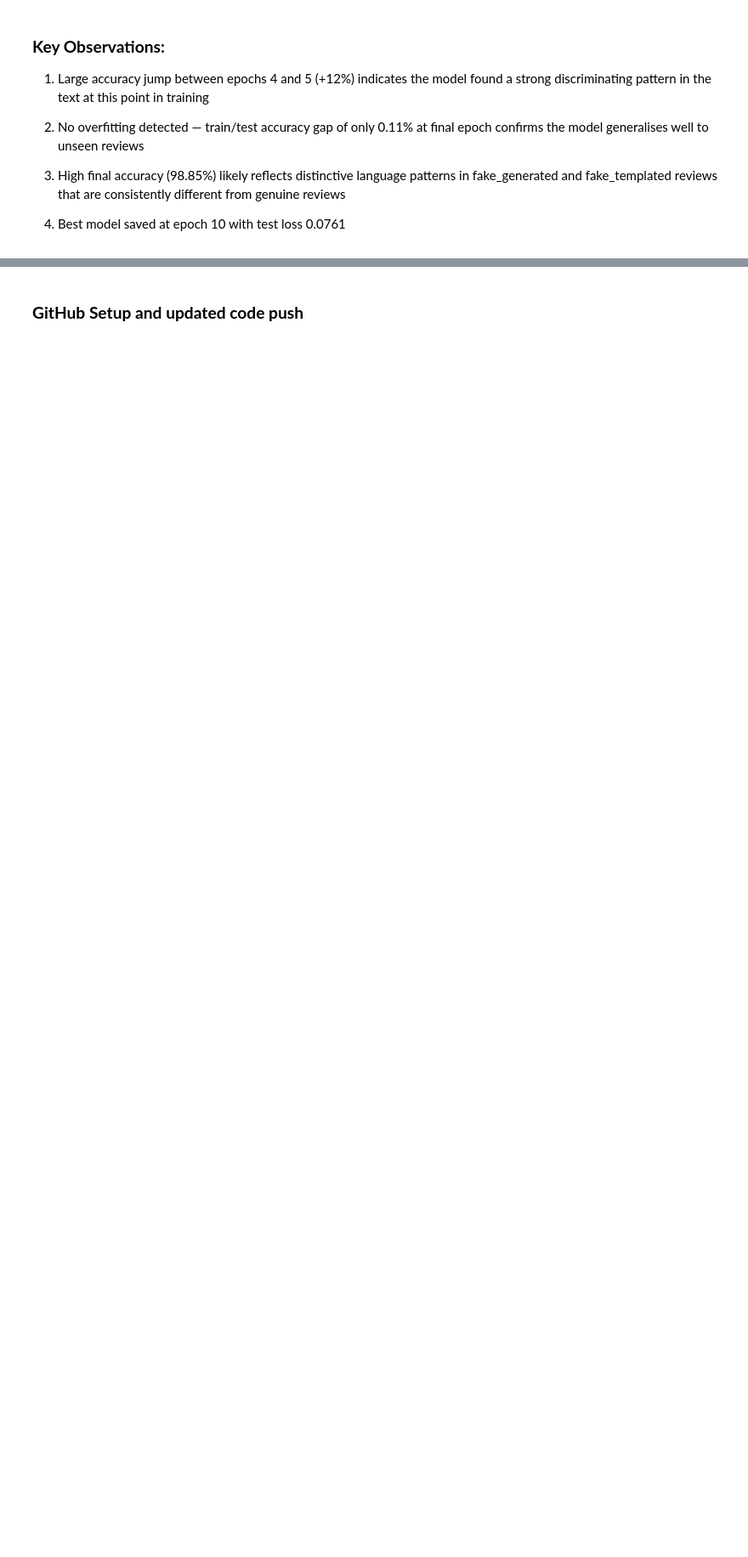
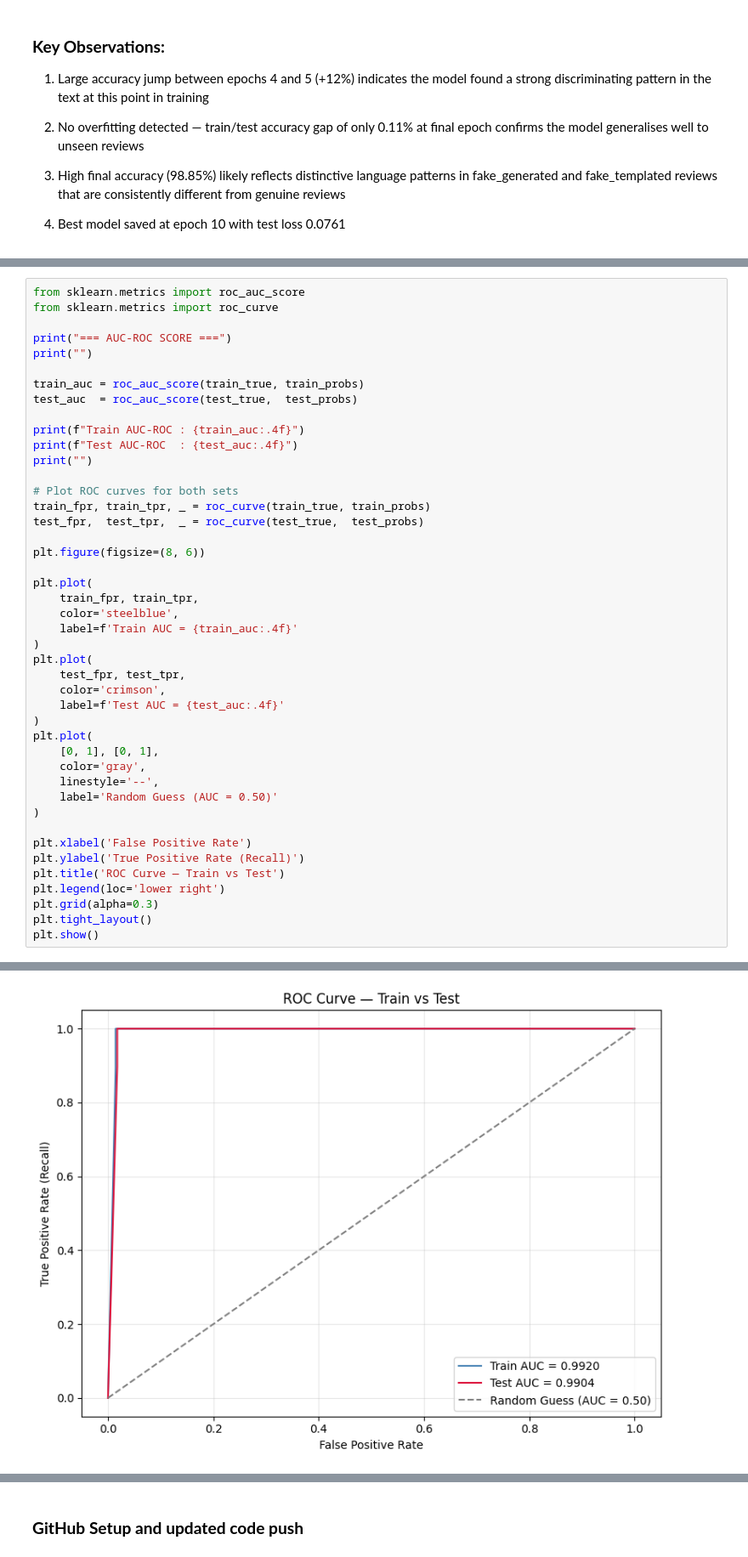
Before and after one commit to Thedeadman0612/TrustCart, a Jupyter notebook: phase2/notebooks/phase2_fake_review_detection.ipynb, the cells around one changed output, grey strips where cells are left out. Shown at 85% size. Saved outputs shown, nothing was run; the diff lists cells and outputs as text; blank space fills up the shorter version.

```diff
--- a/phase2/notebooks/phase2_fake_review_detection.ipynb
+++ b/phase2/notebooks/phase2_fake_review_detection.ipynb
@@ -2413,0 +2640,45 @@ in Task 8 will confirm whether 10 epochs was appropriate.
+# %%
+from sklearn.metrics import roc_auc_score
+from sklearn.metrics import roc_curve
+
+print("=== AUC-ROC SCORE ===")
+print("")
+
+train_auc = roc_auc_score(train_true, train_probs)
+test_auc  = roc_auc_score(test_true,  test_probs)
+
+print(f"Train AUC-ROC : {train_auc:.4f}")
+print(f"Test AUC-ROC  : {test_auc:.4f}")
+print("")
+
+# Plot ROC curves for both sets
+train_fpr, train_tpr, _ = roc_curve(train_true, train_probs)
+test_fpr,  test_tpr,  _ = roc_curve(test_true,  test_probs)
+
+plt.figure(figsize=(8, 6))
+
+plt.plot(
+    train_fpr, train_tpr,
+    color='steelblue',
+    label=f'Train AUC = {train_auc:.4f}'
+)
+plt.plot(
+    test_fpr, test_tpr,
+    color='crimson',
+    label=f'Test AUC = {test_auc:.4f}'
+)
+plt.plot(
+    [0, 1], [0, 1],
+    color='gray',
+    linestyle='--',
+    label='Random Guess (AUC = 0.50)'
+)
+
+plt.xlabel('False Positive Rate')
+plt.ylabel('True Positive Rate (Recall)')
+plt.title('ROC Curve — Train vs Test')
+plt.legend(loc='lower right')
+plt.grid(alpha=0.3)
+plt.tight_layout()
+plt.show()
+# %% [output]
@@ -2413,0 +2689 @@ in Task 8 will confirm whether 10 epochs was appropriate.
+[figure, added]
```
Also changed, not shown: parts of 19 cells of this notebook.
